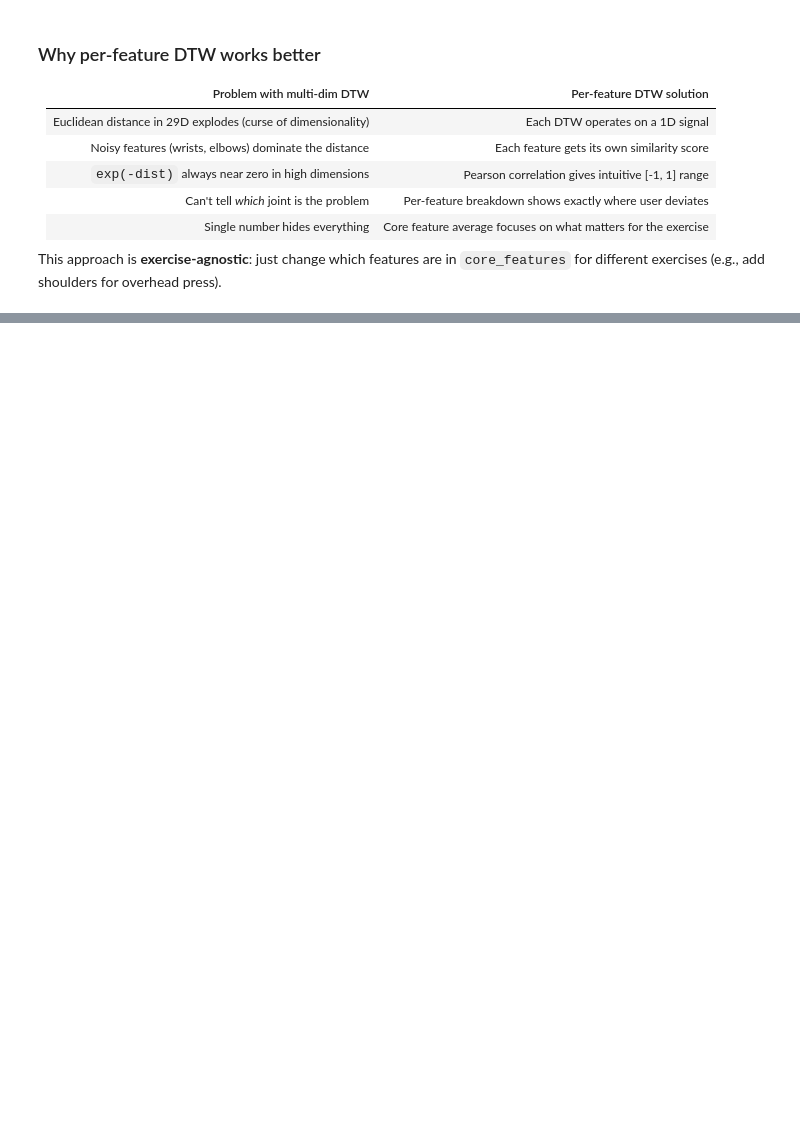
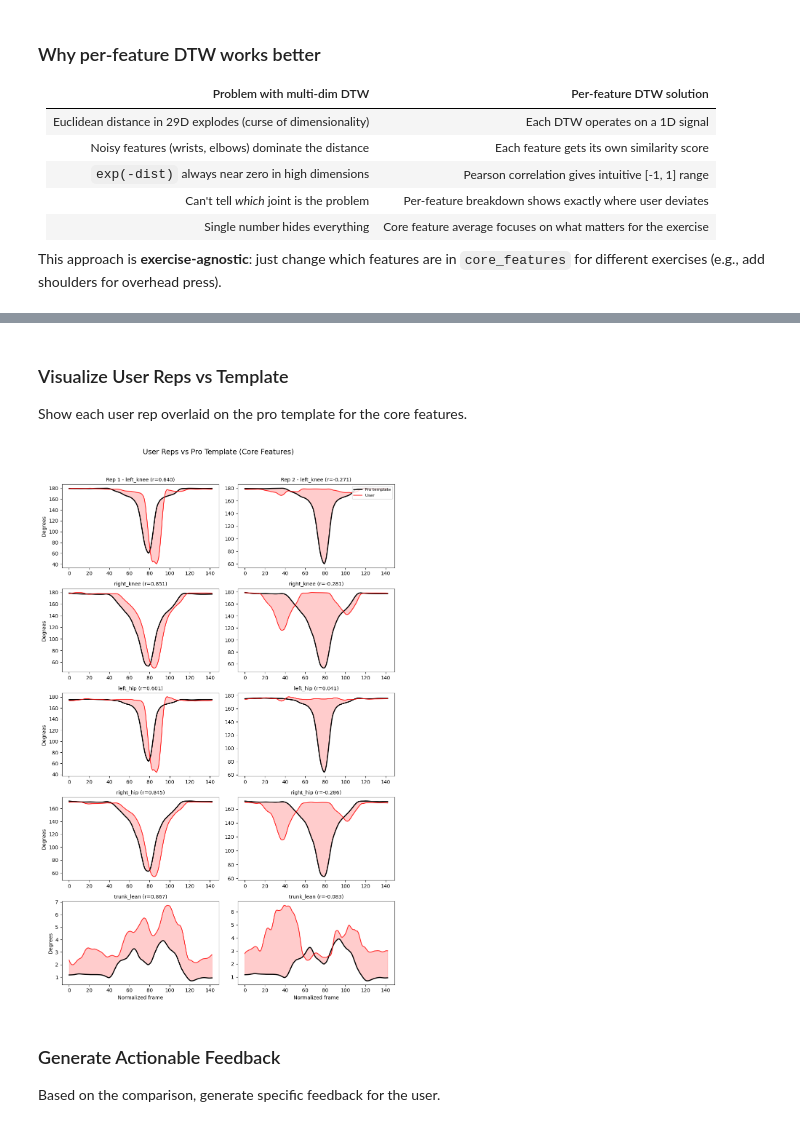
Before and after one commit to Helland97/PocketCoach, a Jupyter notebook: AI/OlympicAi/AI/process_landmarks/improved_embedding_pipeline.ipynb, the cells around one changed output, grey strips where cells are left out. Saved outputs shown, nothing was run; the diff lists cells and outputs as text; code cells hidden in the pictures; blank space fills up the shorter version.

```diff
--- a/AI/OlympicAi/AI/process_landmarks/improved_embedding_pipeline.ipynb
+++ b/AI/OlympicAi/AI/process_landmarks/improved_embedding_pipeline.ipynb
@@ -626,0 +1169,49 @@ This approach is **exercise-agnostic**: just change which features are in `core_
+# %% [markdown]
+### Visualize User Reps vs Template
+
+Show each user rep overlaid on the pro template for the core features.
+# %%
+n_user_reps = len(user_rep_scores)
+n_core = len(core_indices)
+
+fig, axes = plt.subplots(n_core, n_user_reps, figsize=(5 * n_user_reps, 3 * n_core), squeeze=False)
+
+for rep_idx, rep_result in enumerate(user_rep_scores):
+    user_resampled = rep_result['user_resampled']
+    core_score = rep_result['core_similarity']
+
+    for feat_row, feat_idx in enumerate(core_indices):
+        ax = axes[feat_row, rep_idx]
+
+        template_signal = template_rep[:, feat_idx]
+        user_signal = user_resampled[:, feat_idx]
+
+        # Find per-feature correlation
+        corr = np.corrcoef(template_signal, user_signal)[0, 1]
+
+        ax.plot(template_signal, 'k-', linewidth=2, label='Pro template')
+        ax.plot(user_signal, 'r-', linewidth=1.5, alpha=0.8, label='User')
+        ax.fill_between(range(len(template_signal)), template_signal, user_signal,
+                       alpha=0.2, color='red')
+
+        ax.set_title(f"{ANGLE_NAMES[feat_idx]} (r={corr:.3f})", fontsize=10)
+
+        if feat_row == 0:
+            ax.set_title(f"Rep {rep_idx+1} - {ANGLE_NAMES[feat_idx]} (r={corr:.3f})", fontsize=10)
+
+        if rep_idx == 0:
+            ax.set_ylabel('Degrees')
+        if feat_row == n_core - 1:
+            ax.set_xlabel('Normalized frame')
+        if feat_row == 0 and rep_idx == n_user_reps - 1:
+            ax.legend(loc='upper right', fontsize=8)
+
+plt.suptitle('User Reps vs Pro Template (Core Features)', fontsize=14, y=1.02)
+plt.tight_layout()
+plt.show()
+# %% [output]
+[figure, added]
+# %% [markdown]
+### Generate Actionable Feedback
+
+Based on the comparison, generate specific feedback for the user.
```
Also changed, not shown: parts of 32 cells of this notebook, 10 other files.
